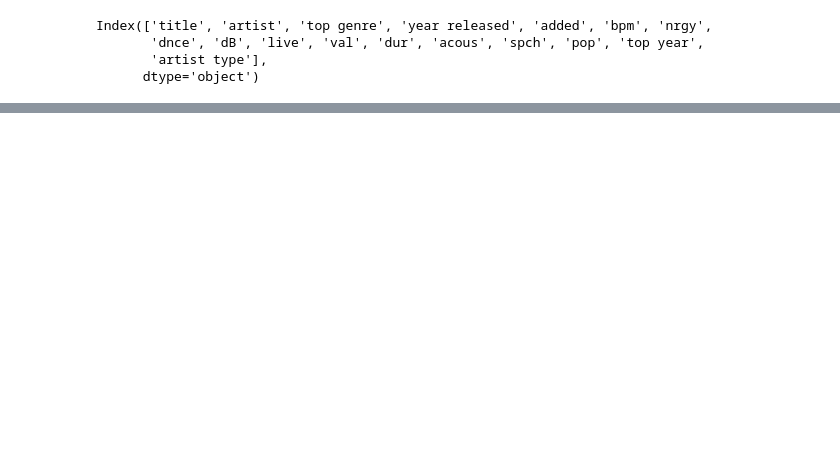
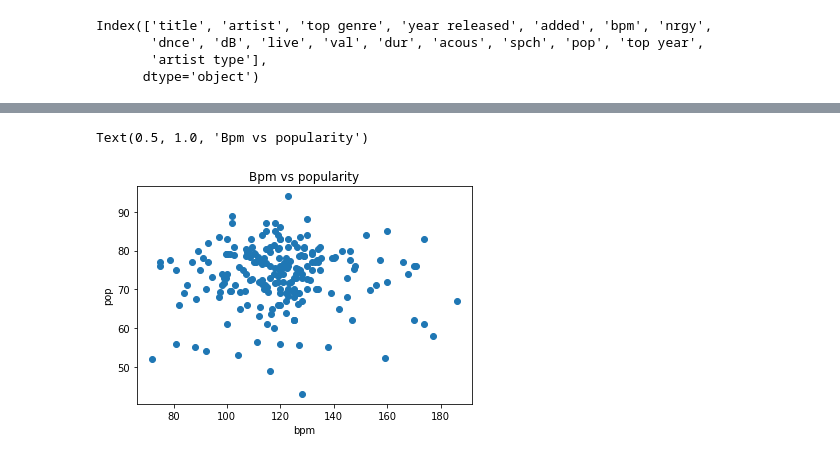
Before and after one commit to kevoinno/data-science-projects, a Jupyter notebook: spotify-songs-eda/song-analysis.ipynb, the cells around one changed output, grey strips where cells are left out. Drawn from its saved outputs; the diff is of its cells as text; code cells hidden in the pictures; blank space fills up the shorter version.

```diff
--- a/spotify-songs-eda/song-analysis.ipynb
+++ b/spotify-songs-eda/song-analysis.ipynb
@@ -139,0 +112,8 @@ sns.heatmap(corr, annot = True, cmap = 'Blues')
+# %%
+plt.scatter(df_pop['bpm'], df_pop['pop'])
+plt.xlabel('bpm')
+plt.ylabel('pop')
+plt.title('Bpm vs popularity')
+# %% [output]
+Text(0.5, 1.0, 'Bpm vs popularity')
+[figure, added]
```
Also changed, not shown: parts of 8 cells of this notebook.
